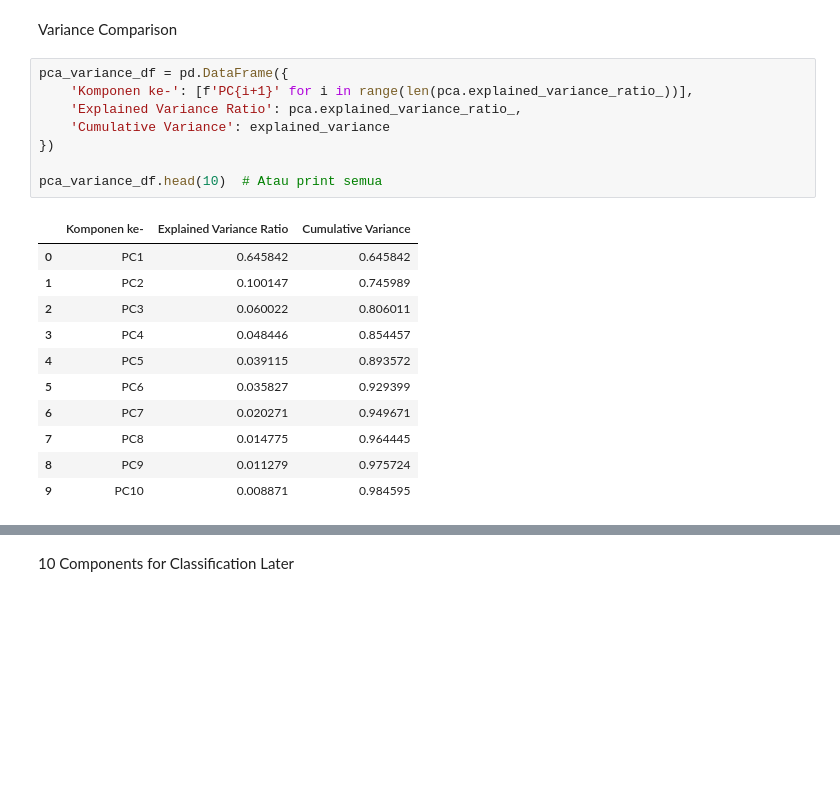
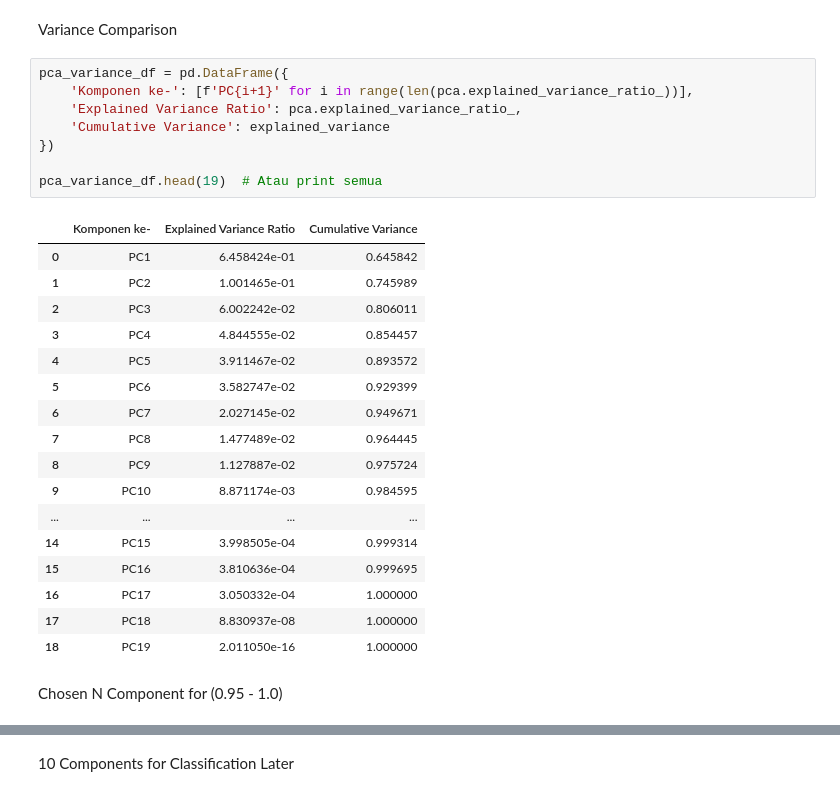
Before and after one commit to Ahdaaa/comparison-pca-tsne-defect, a Jupyter notebook: notebooks/analysis.ipynb, the cells around one changed output, grey strips where cells are left out. Saved outputs shown, nothing was run; the diff lists cells and outputs as text; blank space fills up the shorter version.

```diff
--- a/notebooks/analysis.ipynb
+++ b/notebooks/analysis.ipynb
@@ -231,20 +231,28 @@ Variance Comparison
 # %%
 pca_variance_df = pd.DataFrame({
     'Komponen ke-': [f'PC{i+1}' for i in range(len(pca.explained_variance_ratio_))],
     'Explained Variance Ratio': pca.explained_variance_ratio_,
     'Cumulative Variance': explained_variance
 })
 
-pca_variance_df.head(10)  # Atau print semua
+pca_variance_df.head(19)  # Atau print semua
 # %% [output]
 |  | Komponen ke- | Explained Variance Ratio | Cumulative Variance |
-| 0 | PC1 | 0.645842 | 0.645842 |
-| 1 | PC2 | 0.100147 | 0.745989 |
-| 2 | PC3 | 0.060022 | 0.806011 |
-| 3 | PC4 | 0.048446 | 0.854457 |
-| 4 | PC5 | 0.039115 | 0.893572 |
-| 5 | PC6 | 0.035827 | 0.929399 |
-| 6 | PC7 | 0.020271 | 0.949671 |
-| 7 | PC8 | 0.014775 | 0.964445 |
-| 8 | PC9 | 0.011279 | 0.975724 |
-| 9 | PC10 | 0.008871 | 0.984595 |
+| 0 | PC1 | 6.458424e-01 | 0.645842 |
+| 1 | PC2 | 1.001465e-01 | 0.745989 |
+| 2 | PC3 | 6.002242e-02 | 0.806011 |
+| 3 | PC4 | 4.844555e-02 | 0.854457 |
+| 4 | PC5 | 3.911467e-02 | 0.893572 |
+| 5 | PC6 | 3.582747e-02 | 0.929399 |
+| 6 | PC7 | 2.027145e-02 | 0.949671 |
+| 7 | PC8 | 1.477489e-02 | 0.964445 |
+| 8 | PC9 | 1.127887e-02 | 0.975724 |
+| 9 | PC10 | 8.871174e-03 | 0.984595 |
+| ... | ... | ... | ... |
+| 14 | PC15 | 3.998505e-04 | 0.999314 |
+| 15 | PC16 | 3.810636e-04 | 0.999695 |
+| 16 | PC17 | 3.050332e-04 | 1.000000 |
+| 17 | PC18 | 8.830937e-08 | 1.000000 |
+| 18 | PC19 | 2.011050e-16 | 1.000000 |
+# %% [markdown]
+Chosen N Component for (0.95 - 1.0)
```
Also changed, not shown: parts of 26 cells of this notebook, 3 other files.
